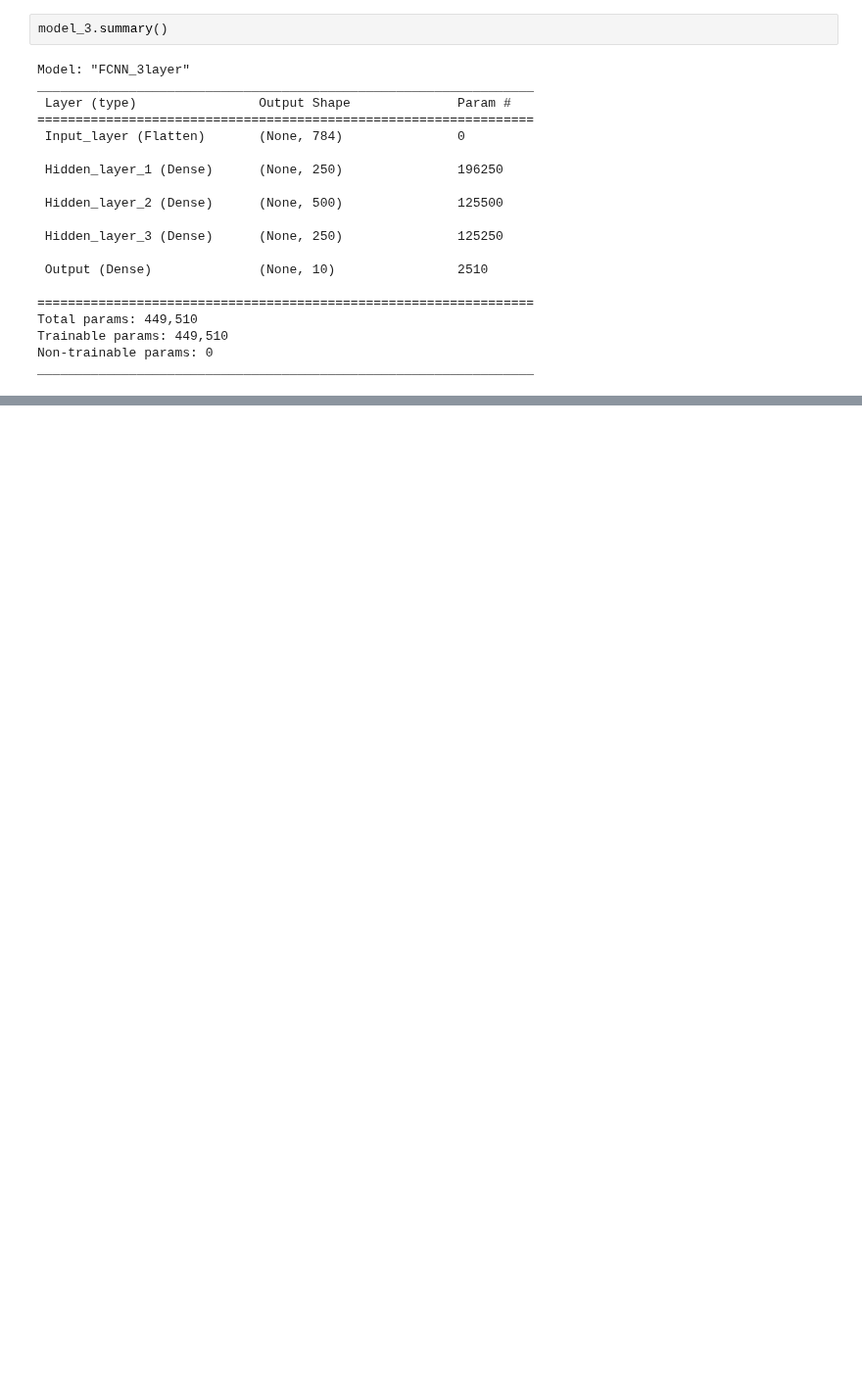
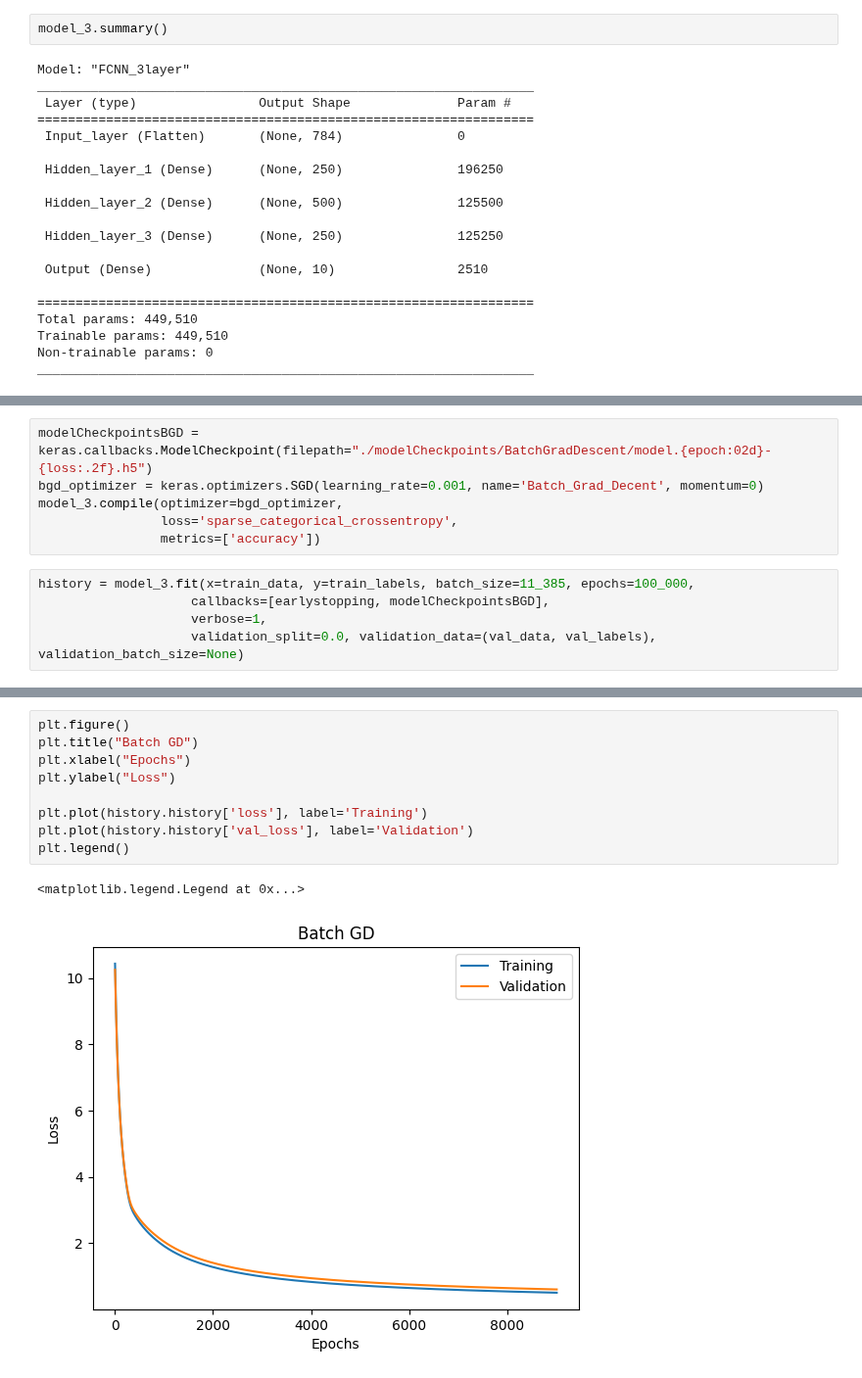
Before and after one commit to imraunav/Deep-Learning-and-Applications, a Jupyter notebook: ProgrammingAssignment3/Group10_code.ipynb, the cells around one changed output, grey strips where cells are left out. Shown at 98% size. Cells and saved outputs as stored; diff of their text form; blank space fills up the shorter version.

Commit message:
SGD and BatchGD Done

```diff
--- a/ProgrammingAssignment3/Group10_code.ipynb
+++ b/ProgrammingAssignment3/Group10_code.ipynb
@@ -178,0 +196,11 @@ print(confusion_matrix.numpy())
+# %%
+modelCheckpointsBGD = keras.callbacks.ModelCheckpoint(filepath="./modelCheckpoints/BatchGradDescent/model.{epoch:02d}-{loss:.2f}.h5")
+bgd_optimizer = keras.optimizers.SGD(learning_rate=0.001, name='Batch_Grad_Decent', momentum=0)
+model_3.compile(optimizer=bgd_optimizer,
+                loss='sparse_categorical_crossentropy',
+                metrics=['accuracy'])
+# %%
+history = model_3.fit(x=train_data, y=train_labels, batch_size=11_385, epochs=100_000,
+                    callbacks=[earlystopping, modelCheckpointsBGD],
+                    verbose=1,
+                    validation_split=0.0, validation_data=(val_data, val_labels), validation_batch_size=None)
@@ -178,0 +225,12 @@ print(confusion_matrix.numpy())
+# %%
+plt.figure()
+plt.title("Batch GD")
+plt.xlabel("Epochs")
+plt.ylabel("Loss")
+
+plt.plot(history.history['loss'], label='Training')
+plt.plot(history.history['val_loss'], label='Validation')
+plt.legend()
+# %% [output]
+<matplotlib.legend.Legend at 0x...>
+[figure, added]
```
Also changed, not shown: parts of 15 cells of this notebook, 34 other files.
